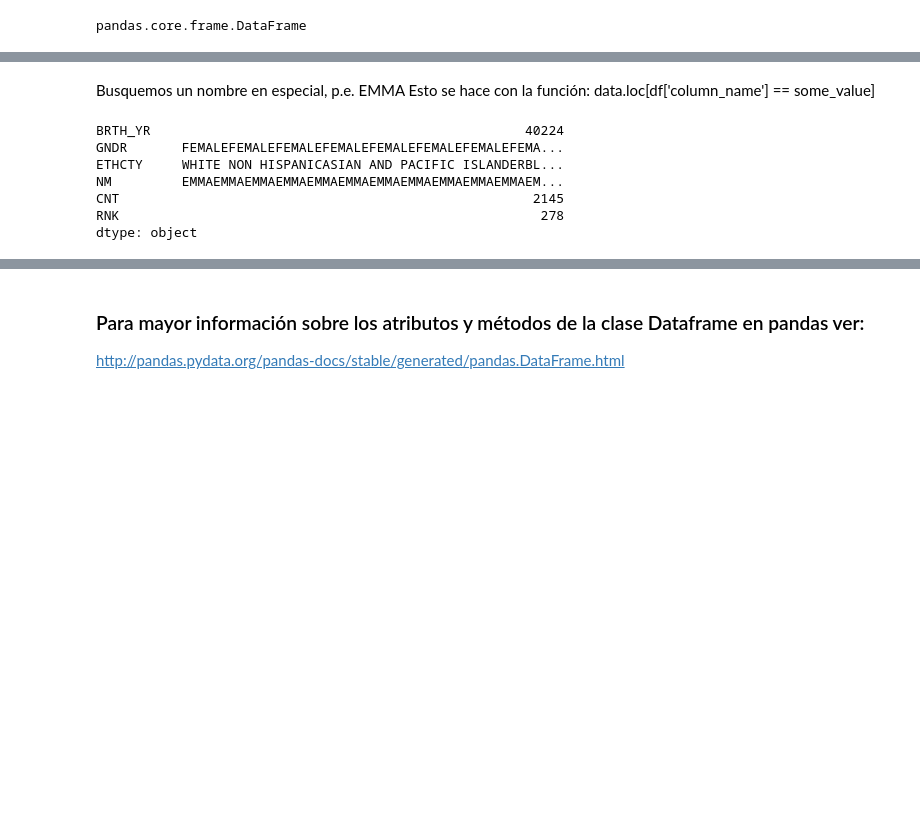
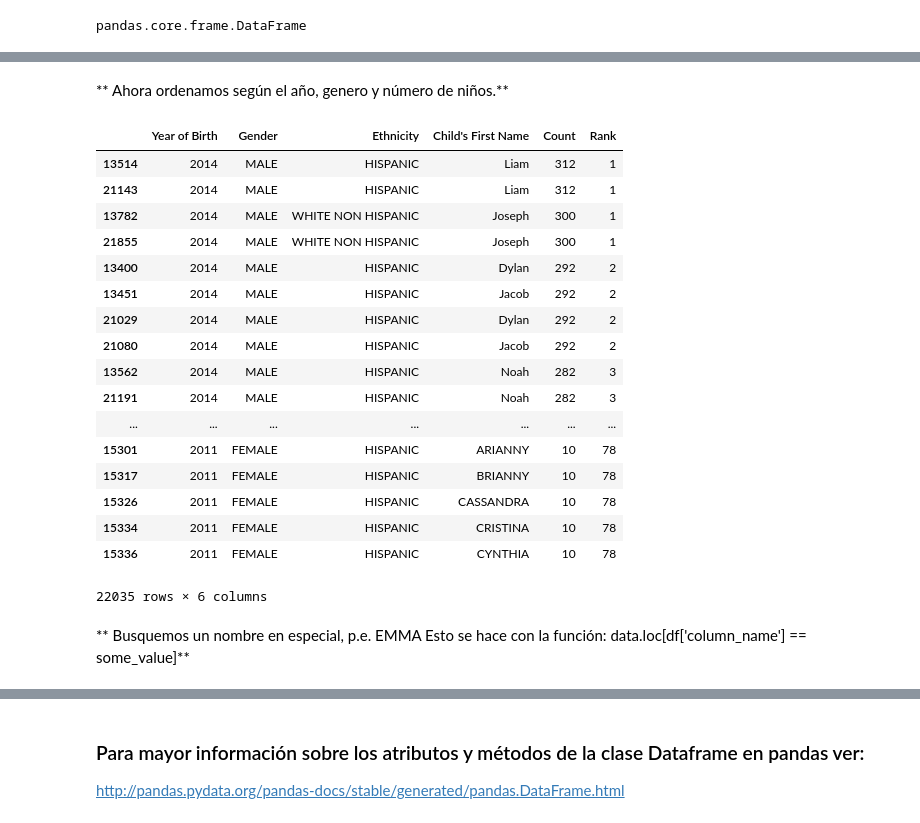
Before and after one commit to PythonUdeC/CPC19, a Jupyter notebook: 05-Procesamiento_datos.ipynb, the cells around one changed output, grey strips where cells are left out. Cells and saved outputs as stored; diff of their text form; code cells hidden in the pictures; blank space fills up the shorter version.

```diff
--- a/05-Procesamiento_datos.ipynb
+++ b/05-Procesamiento_datos.ipynb
@@ -674,14 +772,26 @@ data.sort_values(['BRTH_YR','GNDR','RNK'])
+# %% [markdown]
+** Ahora ordenamos según el año, genero y número de niños.**
+# %%
+data.sort_values(['Year of Birth','Gender','Count'],ascending=False)
+# %% [output]
+|  | Year of Birth | Gender | Ethnicity | Child's First Name | Count | Rank |
+| 13514 | 2014 | MALE | HISPANIC | Liam | 312 | 1 |
+| 21143 | 2014 | MALE | HISPANIC | Liam | 312 | 1 |
+| 13782 | 2014 | MALE | WHITE NON HISPANIC | Joseph | 300 | 1 |
+| 21855 | 2014 | MALE | WHITE NON HISPANIC | Joseph | 300 | 1 |
+| 13400 | 2014 | MALE | HISPANIC | Dylan | 292 | 2 |
+| 13451 | 2014 | MALE | HISPANIC | Jacob | 292 | 2 |
+| 21029 | 2014 | MALE | HISPANIC | Dylan | 292 | 2 |
+| 21080 | 2014 | MALE | HISPANIC | Jacob | 292 | 2 |
+| 13562 | 2014 | MALE | HISPANIC | Noah | 282 | 3 |
+| 21191 | 2014 | MALE | HISPANIC | Noah | 282 | 3 |
+| ... | ... | ... | ... | ... | ... | ... |
+| 15301 | 2011 | FEMALE | HISPANIC | ARIANNY | 10 | 78 |
+| 15317 | 2011 | FEMALE | HISPANIC | BRIANNY | 10 | 78 |
+| 15326 | 2011 | FEMALE | HISPANIC | CASSANDRA | 10 | 78 |
+| 15334 | 2011 | FEMALE | HISPANIC | CRISTINA | 10 | 78 |
+| 15336 | 2011 | FEMALE | HISPANIC | CYNTHIA | 10 | 78 |
+22035 rows × 6 columns
 # %% [markdown]
-Busquemos un nombre en especial, p.e. EMMA
-Esto se hace con la función: data.loc[df['column_name'] == some_value]
+** Busquemos un nombre en especial, p.e. EMMA
+Esto se hace con la función: data.loc[df['column_name'] == some_value]**
-# %%
-a=data.loc[data['NM'] == "EMMA"]
-a.sum()
-# %% [output]
-BRTH_YR                                                40224
-GNDR       FEMALEFEMALEFEMALEFEMALEFEMALEFEMALEFEMALEFEMA...
-ETHCTY     WHITE NON HISPANICASIAN AND PACIFIC ISLANDERBL...
-NM         EMMAEMMAEMMAEMMAEMMAEMMAEMMAEMMAEMMAEMMAEMMAEM...
-CNT                                                     2145
-RNK                                                      278
-dtype: object
```
Also changed, not shown: parts of 91 cells of this notebook.
